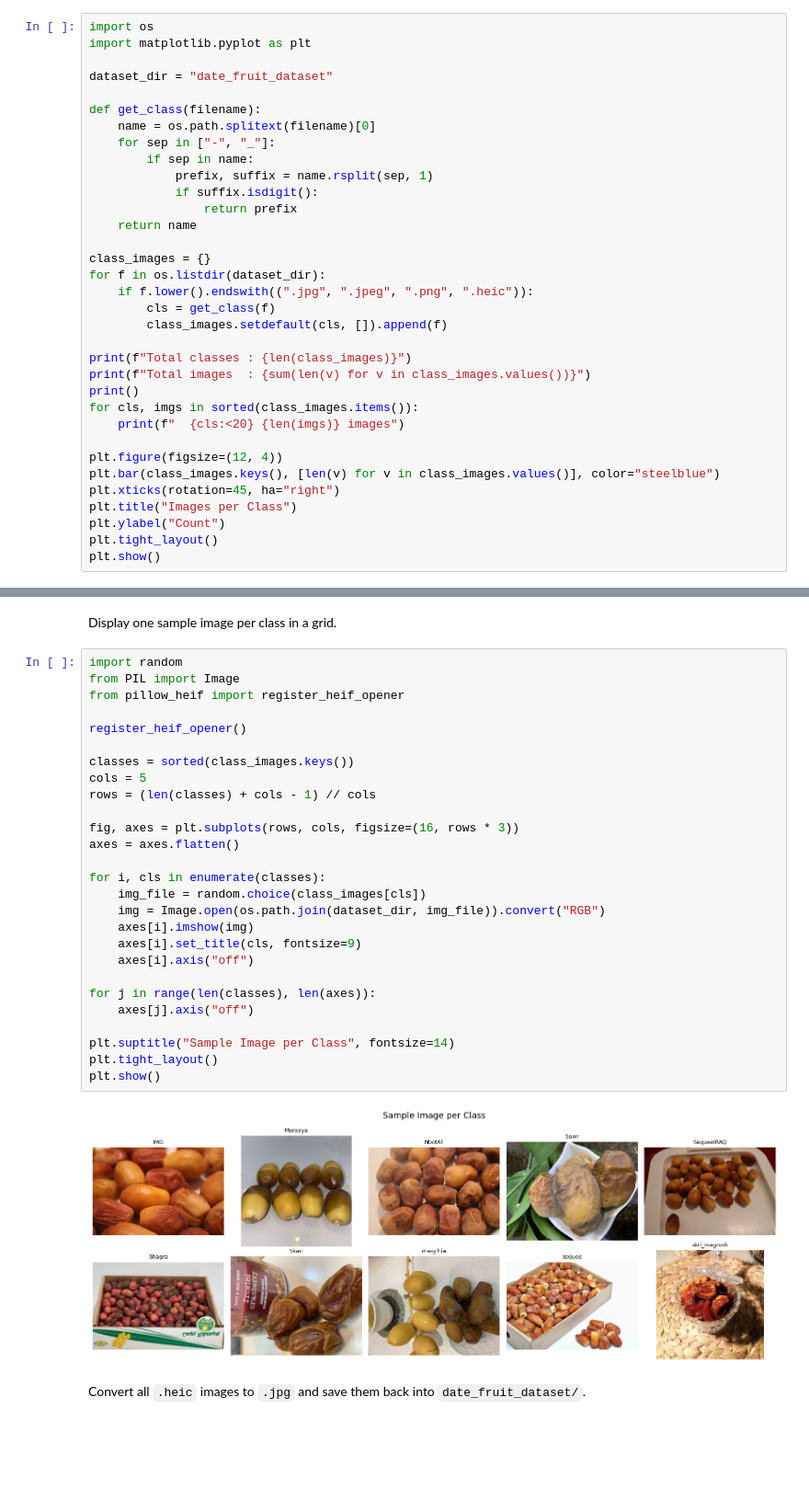
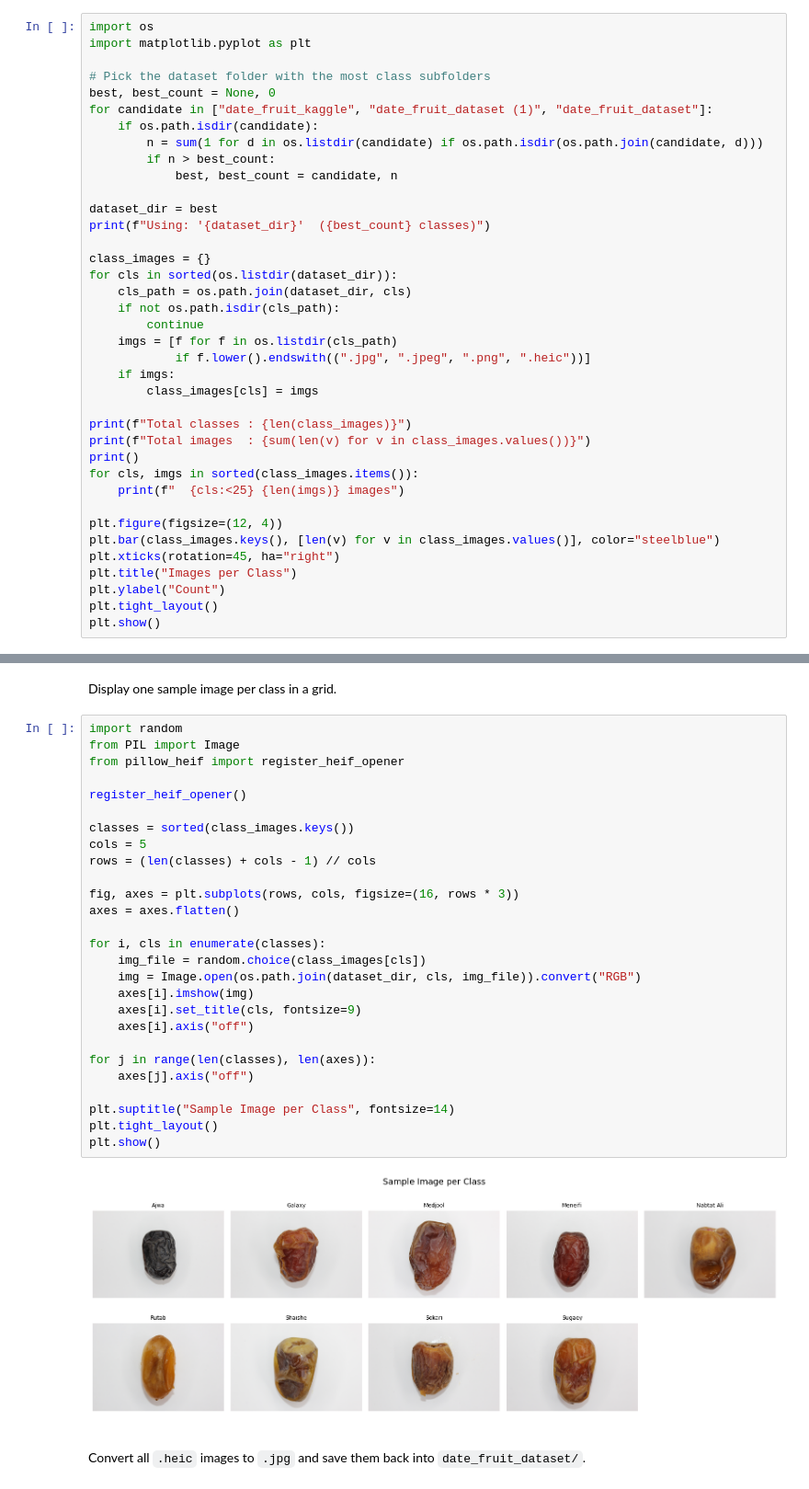
Before and after one commit to HeyImDeia/Dates-Fruits-Image, a Jupyter notebook: download_dataset.ipynb, the cells around one changed output, grey strips where cells are left out. Shown at 92% size. Cells and saved outputs as stored; diff of their text form; blank space fills up the shorter version.

```diff
--- a/download_dataset.ipynb
+++ b/download_dataset.ipynb
@@ -43,28 +41,32 @@ print("Extraction complete!")
 import os
 import matplotlib.pyplot as plt
 
-dataset_dir = "date_fruit_dataset"
+# Pick the dataset folder with the most class subfolders
+best, best_count = None, 0
+for candidate in ["date_fruit_kaggle", "date_fruit_dataset (1)", "date_fruit_dataset"]:
+    if os.path.isdir(candidate):
+        n = sum(1 for d in os.listdir(candidate) if os.path.isdir(os.path.join(candidate, d)))
+        if n > best_count:
+            best, best_count = candidate, n
 
-def get_class(filename):
-    name = os.path.splitext(filename)[0]
-    for sep in ["-", "_"]:
-        if sep in name:
-            prefix, suffix = name.rsplit(sep, 1)
-            if suffix.isdigit():
-                return prefix
-    return name
+dataset_dir = best
+print(f"Using: '{dataset_dir}'  ({best_count} classes)")
 
 class_images = {}
-for f in os.listdir(dataset_dir):
-    if f.lower().endswith((".jpg", ".jpeg", ".png", ".heic")):
-        cls = get_class(f)
-        class_images.setdefault(cls, []).append(f)
+for cls in sorted(os.listdir(dataset_dir)):
+    cls_path = os.path.join(dataset_dir, cls)
+    if not os.path.isdir(cls_path):
+        continue
+    imgs = [f for f in os.listdir(cls_path)
+            if f.lower().endswith((".jpg", ".jpeg", ".png", ".heic"))]
+    if imgs:
+        class_images[cls] = imgs
 
 print(f"Total classes : {len(class_images)}")
 print(f"Total images  : {sum(len(v) for v in class_images.values())}")
 print()
 for cls, imgs in sorted(class_images.items()):
-    print(f"  {cls:<20} {len(imgs)} images")
+    print(f"  {cls:<25} {len(imgs)} images")
 
 plt.figure(figsize=(12, 4))
 plt.bar(class_images.keys(), [len(v) for v in class_images.values()], color="steelblue")
@@ -93,32 +80,32 @@ Display one sample image per class in a grid.
 # %%
 import random
 from PIL import Image
 from pillow_heif import register_heif_opener
 
 register_heif_opener()
 
 classes = sorted(class_images.keys())
 cols = 5
 rows = (len(classes) + cols - 1) // cols
 
 fig, axes = plt.subplots(rows, cols, figsize=(16, rows * 3))
 axes = axes.flatten()
 
 for i, cls in enumerate(classes):
     img_file = random.choice(class_images[cls])
-    img = Image.open(os.path.join(dataset_dir, img_file)).convert("RGB")
+    img = Image.open(os.path.join(dataset_dir, cls, img_file)).convert("RGB")
     axes[i].imshow(img)
     axes[i].set_title(cls, fontsize=9)
     axes[i].axis("off")
 
 for j in range(len(classes), len(axes)):
     axes[j].axis("off")
 
 plt.suptitle("Sample Image per Class", fontsize=14)
 plt.tight_layout()
 plt.show()
 # %% [output]
-[figure, old version]
+[figure, new version]
 # %% [markdown]
 Convert all `.heic` images to `.jpg` and save them back into `date_fruit_dataset/`.
 # %%
```
Also changed, not shown: parts of 12 cells of this notebook, 1 other file.
